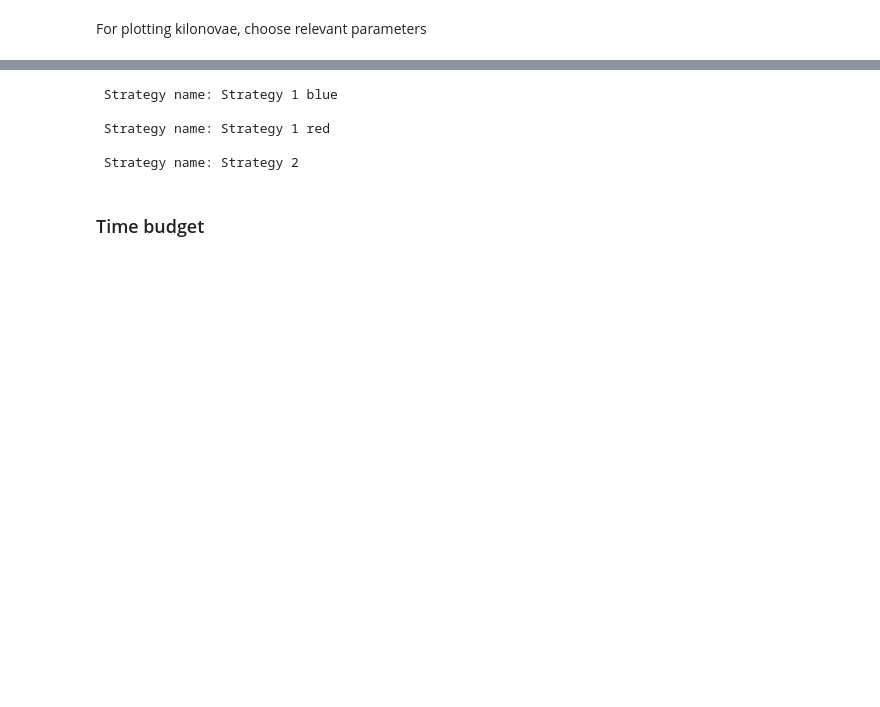
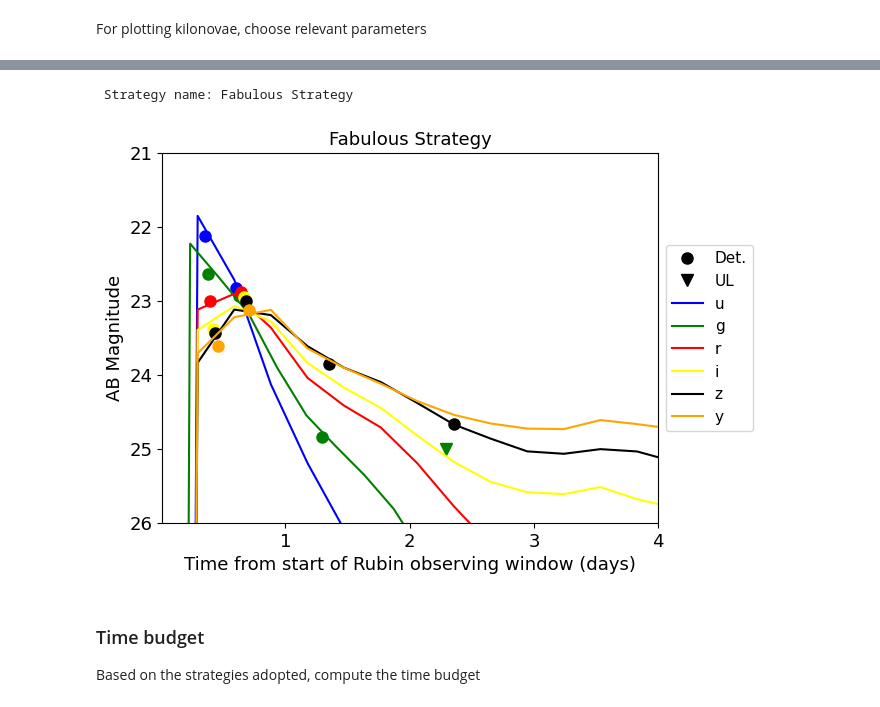
Before and after one commit to igorandreoni/RubinToO2024, a Jupyter notebook: plots_RubinToO2024.ipynb, the cells around one changed output, grey strips where cells are left out. Cells and saved outputs as stored; diff of their text form; code cells hidden in the pictures; blank space fills up the shorter version.

```diff
--- a/plots_RubinToO2024.ipynb
+++ b/plots_RubinToO2024.ipynb
@@ -174,13 +166,39 @@ z = 0.01
+# %%
+# redshift
+z = 0.01
+
+delay_hr = 6.
+
+models = ["/Users/igor/Software/RubinToO2024/models/kilonova_Bulla/nph1.0e+06_dyn0.001-0.15-0.20_wind0.050-0.03_theta25.84_z0.2.dat",
+          "/Users/igor/data/POSSIS/POSSIS_lc_June2023/nph1.0e+06_dyn0.001-0.15-0.20_wind0.050-0.03_theta90.00_z0.2.dat",
+          "/Users/igor/data/POSSIS/POSSIS_lc_June2023/nph1.0e+06_dyn0.001-0.15-0.15_wind0.010-0.03_theta45.57_z0.2.dat",
+          "/Users/igor/data/POSSIS/POSSIS_lc_June2023/nph1.0e+06_dyn0.001-0.15-0.15_wind0.050-0.03_theta25.84_z0.2.dat",
+          "/Users/igor/data/POSSIS/POSSIS_lc_June2023/nph1.0e+06_dyn0.010-0.15-0.20_wind0.010-0.03_theta25.84_z0.2.dat",
+          "/Users/igor/data/POSSIS/POSSIS_lc_June2023/nph1.0e+06_dyn0.020-0.15-0.20_wind0.090-0.03_theta25.84_z0.2.dat"]
+
+model_filename = models[0]
+# %%
+t_model = ascii.read(model_filename)
+plot_lc.doPlotLc(strategies, t_model,
+                 delay_hr,  # delay time between merger and observing window
+                 xlim=[0.01, 4], # x axis limit in apparent mag
+                 ylim=[26, 21],  # y axis limit in apparent mag
+                 n_interp=100,  # Number of points for the interpolation (e.g. 150)
+                 offset_filt_hr=0.5,  # offset in hours between filters (to show overlapping points)
+                 outfile_base="plot_lc",  # Base name for the file to be saved
+                 outfile_format='pdf',  # Format of the output plot (pdf, png, etc)
+                 doSave=True,  # If set to False, the plot will not be saved
+                 event_name=event_name,  # Name of the event for the X label
+                 linestyle="-",
+                 filters_color_dict=filters_color_dict)
+# %% [output]
+ Strategy name: Fabulous Strategy
+[figure, added]
+# %% [markdown]
+### Time budget
+
+Based on the strategies adopted, compute the time budget
 # %%
-# For each strategy make a plot
-strategy_names = list(strategies.keys())
 for i in range(len(strategy_names)):
     print(f"\n Strategy name: {strategy_names[i]}")
+    depths = strategies[strategy_names[i]]["depths"]
-# %% [output]
- Strategy name: Strategy 1 blue
-
- Strategy name: Strategy 1 red
-
- Strategy name: Strategy 2
-# %% [markdown]
-### Time budget
```
Also changed, not shown: parts of 9 cells of this notebook.
